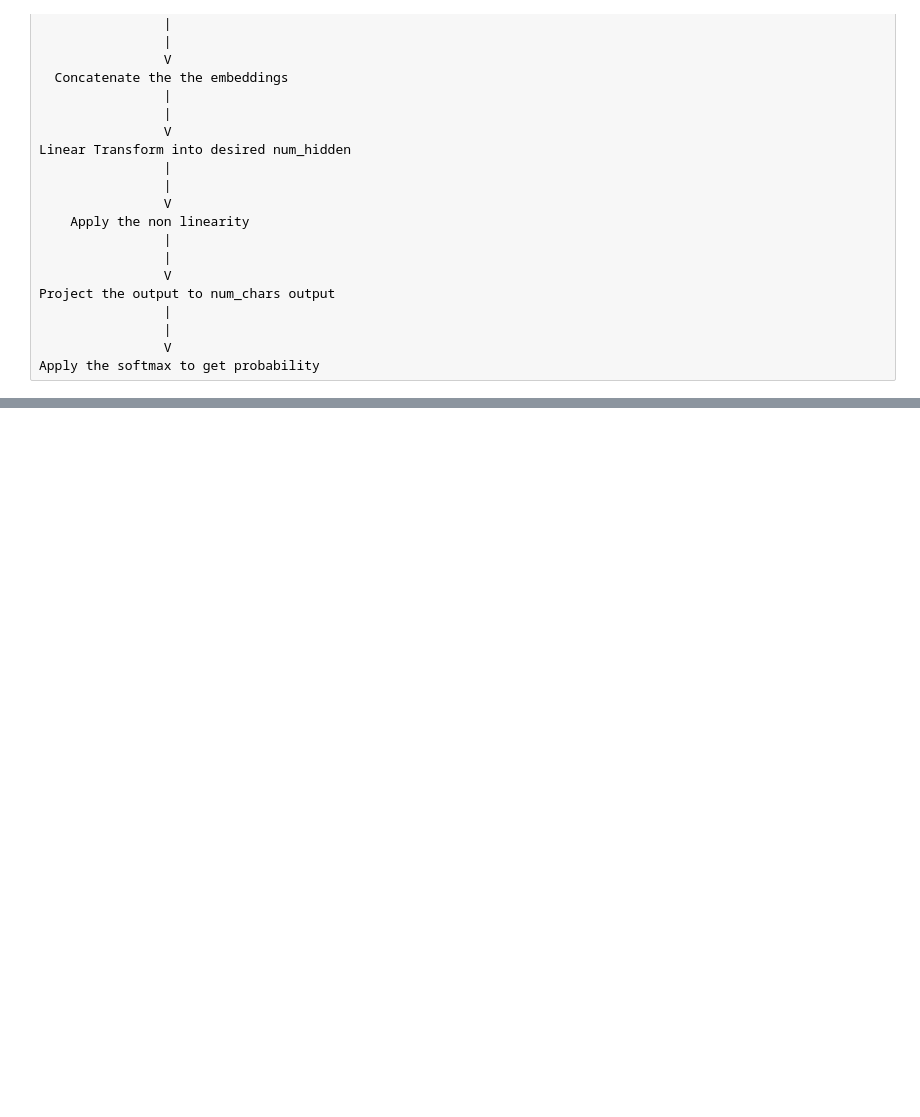
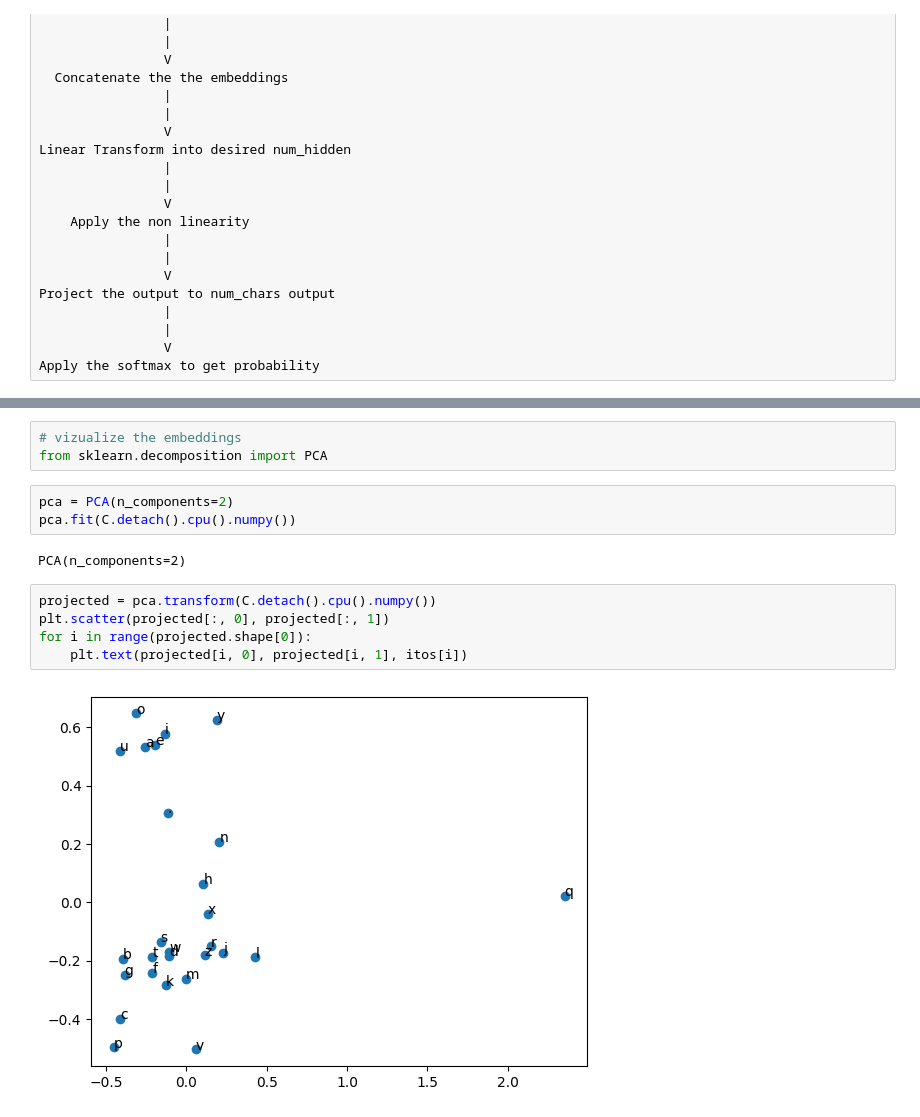
Before and after one commit to AshishSinha5/misc, a Jupyter notebook: misc_dl/makemore_part2.ipynb, the cells around one changed output, grey strips where cells are left out. Drawn from its saved outputs; the diff is of its cells as text; blank space fills up the shorter version.

```diff
--- a/misc_dl/makemore_part2.ipynb
+++ b/misc_dl/makemore_part2.ipynb
@@ -197,0 +273,15 @@ output = F.softmax(x5, dim=-1)
+# %%
+# vizualize the embeddings
+from sklearn.decomposition import PCA
+# %%
+pca = PCA(n_components=2)
+pca.fit(C.detach().cpu().numpy())
+# %% [output]
+PCA(n_components=2)
+# %%
+projected = pca.transform(C.detach().cpu().numpy())
+plt.scatter(projected[:, 0], projected[:, 1])
+for i in range(projected.shape[0]):
+    plt.text(projected[i, 0], projected[i, 1], itos[i])
+# %% [output]
+[figure, added]
```
Also changed, not shown: parts of 26 cells of this notebook.
